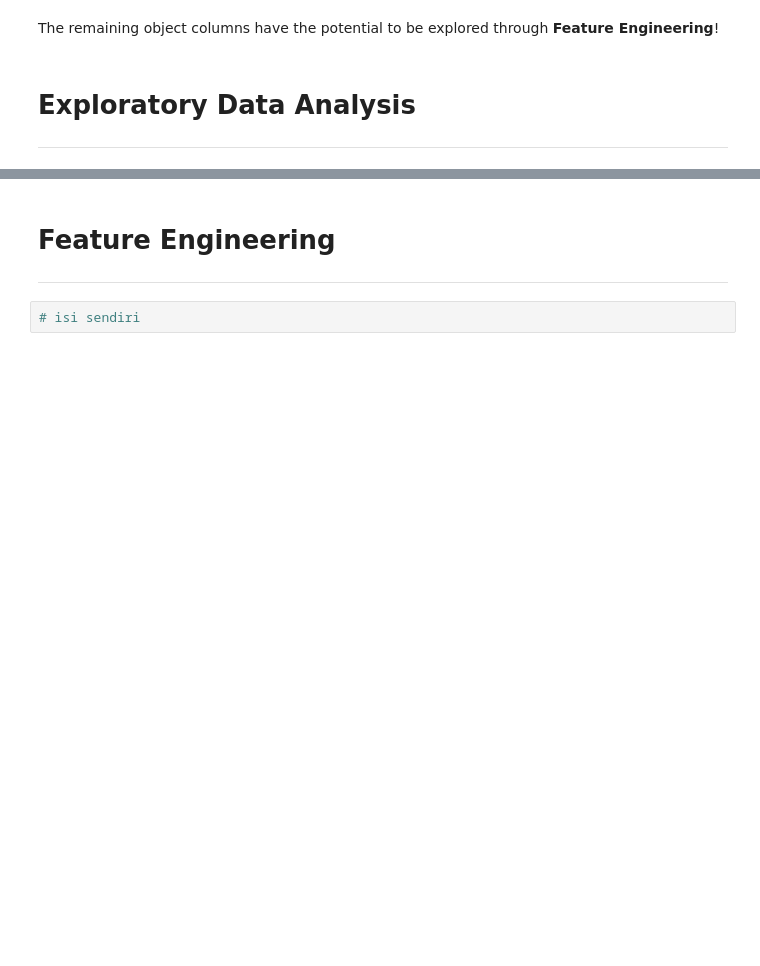
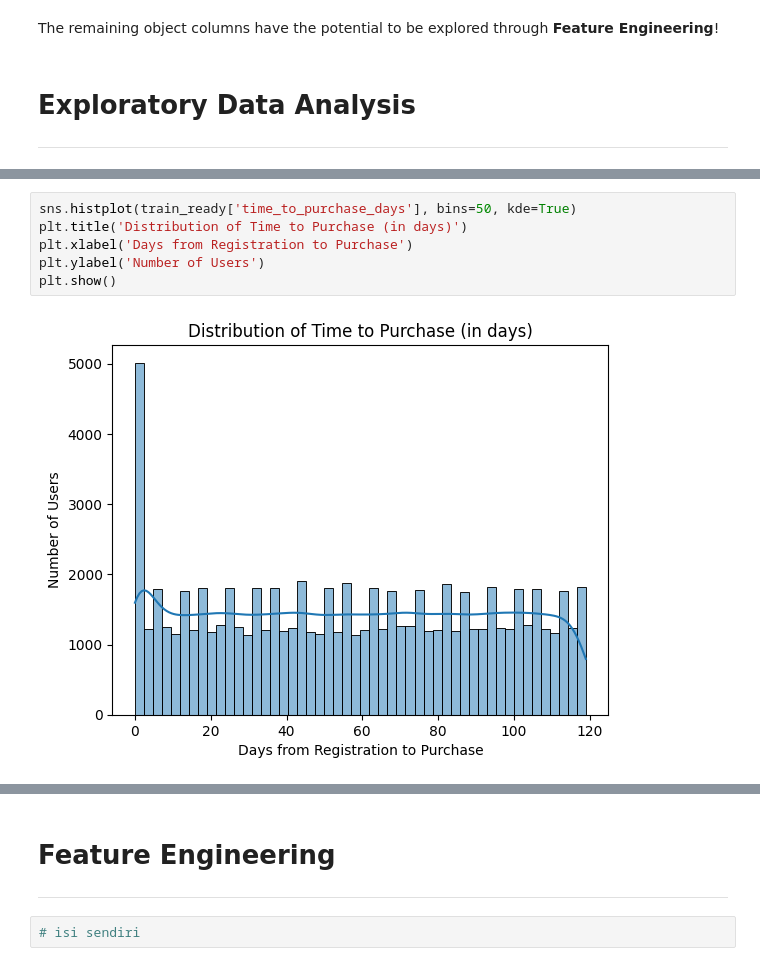
Before and after one commit to azarelga/big-data-repository, a Jupyter notebook: assignment_1.ipynb, the cells around one changed output, grey strips where cells are left out. Drawn from its saved outputs; the diff is of its cells as text; blank space fills up the shorter version.

```diff
--- a/assignment_1.ipynb
+++ b/assignment_1.ipynb
@@ -390,0 +448,8 @@ The remaining object columns have the potential to be explored through **Feature
+# %%
+sns.histplot(train_ready['time_to_purchase_days'], bins=50, kde=True)
+plt.title('Distribution of Time to Purchase (in days)')
+plt.xlabel('Days from Registration to Purchase')
+plt.ylabel('Number of Users')
+plt.show()
+# %% [output]
+[figure, added]
```
Also changed, not shown: parts of 28 cells of this notebook.
